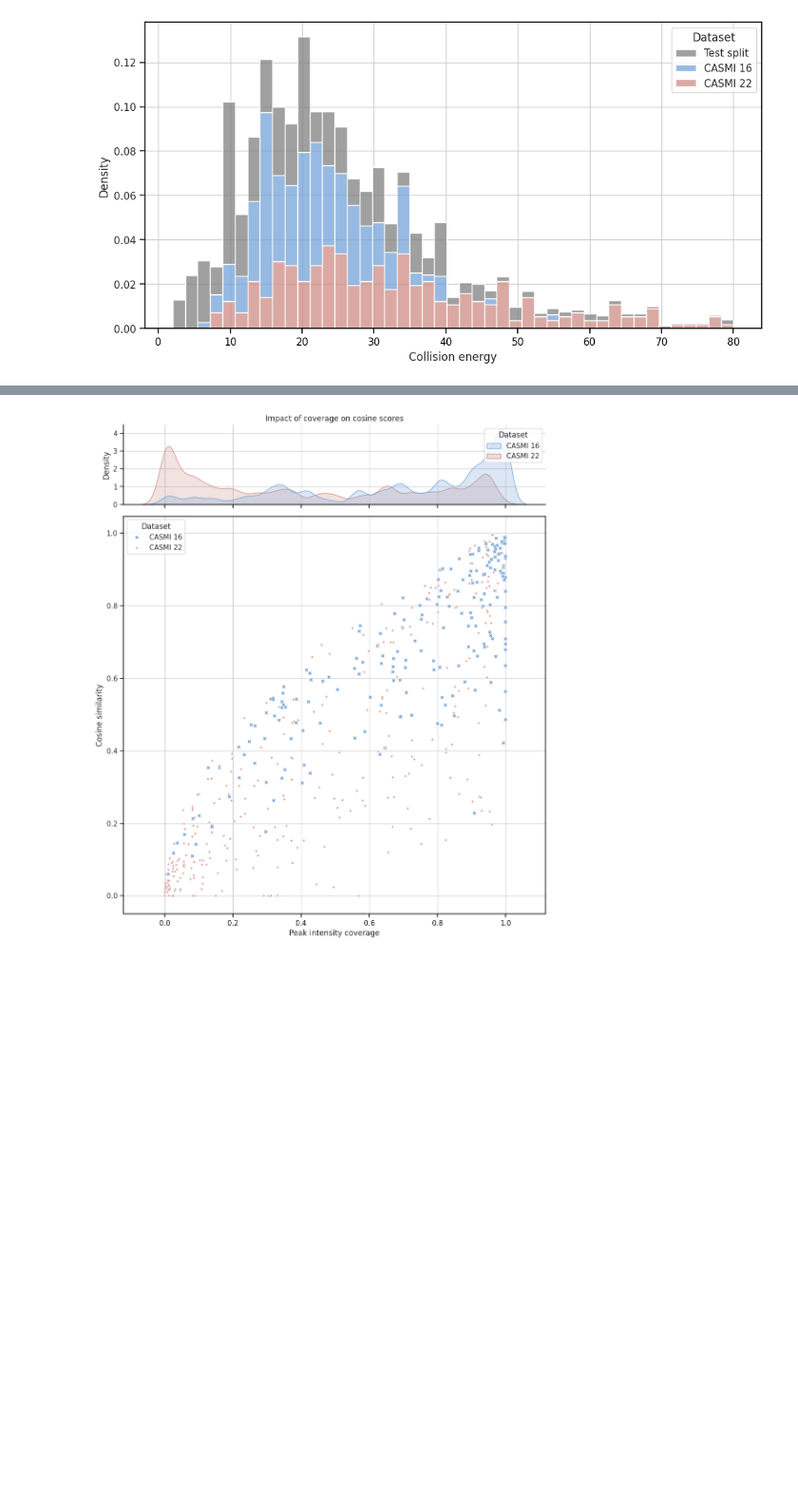
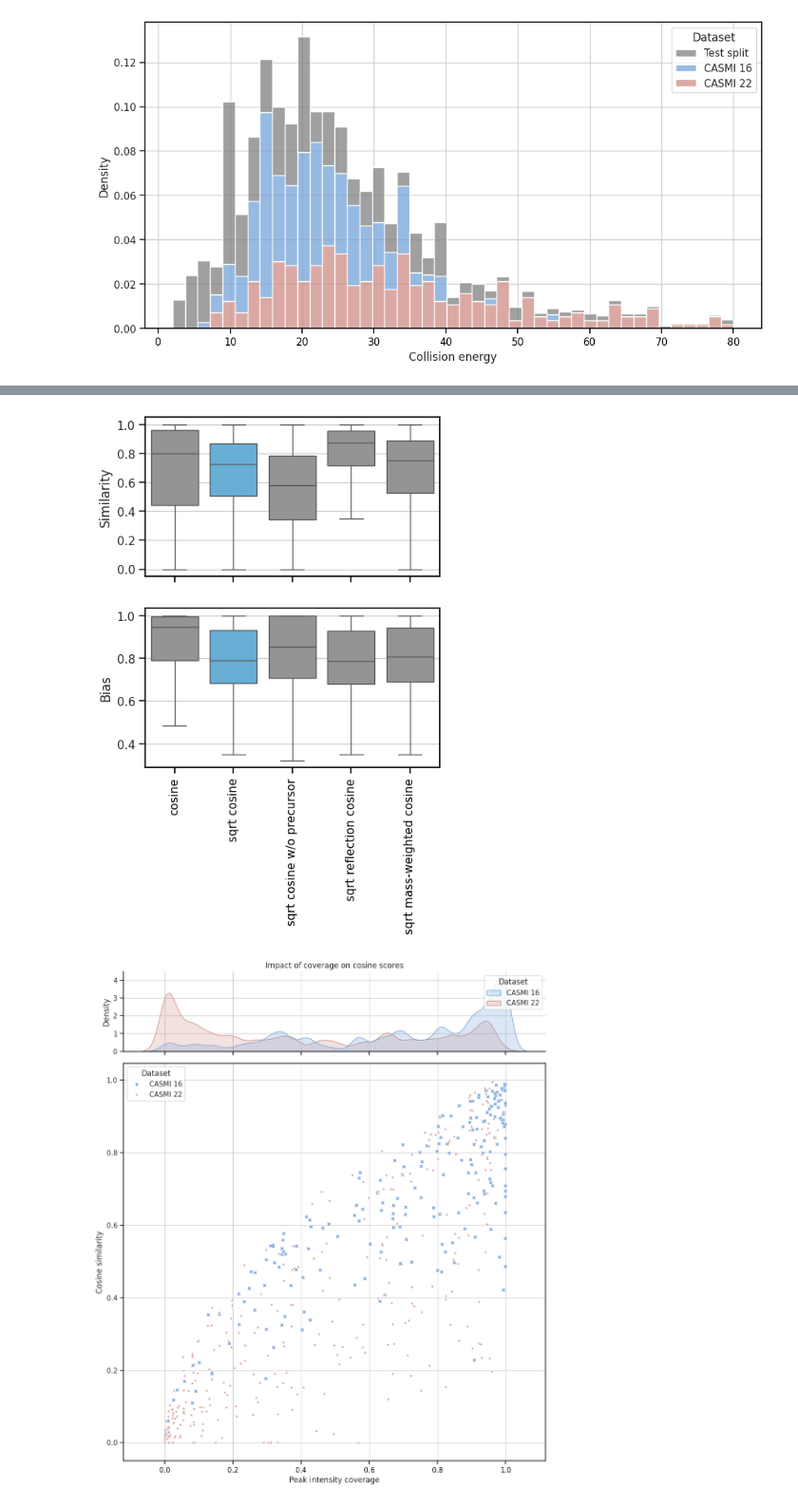
Before and after one commit to BAMeScience/fiora, a Jupyter notebook: notebooks/test_model.ipynb, the cells around one changed output, grey strips where cells are left out. Shown at 95% size. Saved outputs shown, nothing was run; the diff lists cells and outputs as text; code cells hidden in the pictures; blank space fills up the shorter version.

```diff
--- a/notebooks/test_model.ipynb
+++ b/notebooks/test_model.ipynb
@@ -822,3 +914,32 @@ Name: coverage, Length: 324, dtype: float64
+# %%
+set_light_theme()
+scores = ["spectral_cosine", "spectral_sqrt_cosine", "spectral_sqrt_cosine_wo_prec", "spectral_refl_cosine", "steins_cosine"]
+biases = [s.replace("cosine", "bias") for s in scores]
+#labels = ["cosine", r"cosine $\sqrt{int}$ ", r"$\sqrt{i}$ cosine w/o precursor", r"$\sqrt{i}$ reflection cosine", r"$\sqrt{i}$ mass-weighted cosine"]
+
+labels = ["cosine", "sqrt cosine", "sqrt cosine w/o precursor", "sqrt reflection cosine", "sqrt mass-weighted cosine"]
+S = df_test.melt(id_vars="Name", var_name="Score", value_vars=scores)
+B = df_test.melt(id_vars="Name", var_name="Score", value_vars=biases)
+
+
+fig, axs = plt.subplots(2, 1, figsize=(5, 6), sharex=False)
+
+highlight_2=[sns.color_palette("colorblind")[7], sns.color_palette("colorblind")[9], sns.color_palette("colorblind")[7], sns.color_palette("colorblind")[7], sns.color_palette("colorblind")[7]]
+sns.boxplot(ax=axs[0], data=S, y="value", x="Score", order=scores, hue="Score", palette=highlight_2, showfliers=False)
+sns.boxplot(ax=axs[1], data=B, y="value", x="Score", order=biases, hue="Score", palette=highlight_2, showfliers=False)
+axs[0].set_xticklabels("")
+axs[0].set_xlabel("")
+axs[0].set_ylabel("Similarity")
+axs[1].set_xlabel("")
+axs[1].set_xticklabels(labels)
+axs[1].set_ylabel("Bias")
+#axs[1].set_ylim([0, 1])
+#axs[1].axhline(y=B.groupby('Score')['value'].median().min(), xmin=0, xmax=10, color="red", linestyle="--")
+
+plt.xticks(rotation=90)
+plt.show()
+# %% [output]
+[figure, added]
 # %%
 fig, axs = plt.subplots(2, 1, figsize=(12, 14), sharex=True, gridspec_kw={'height_ratios': [1, 5]})
 plt.subplots_adjust(hspace=0.05)#right=0.975, left=0.11)
```
Also changed, not shown: parts of 17 cells of this notebook, 3 other files.
